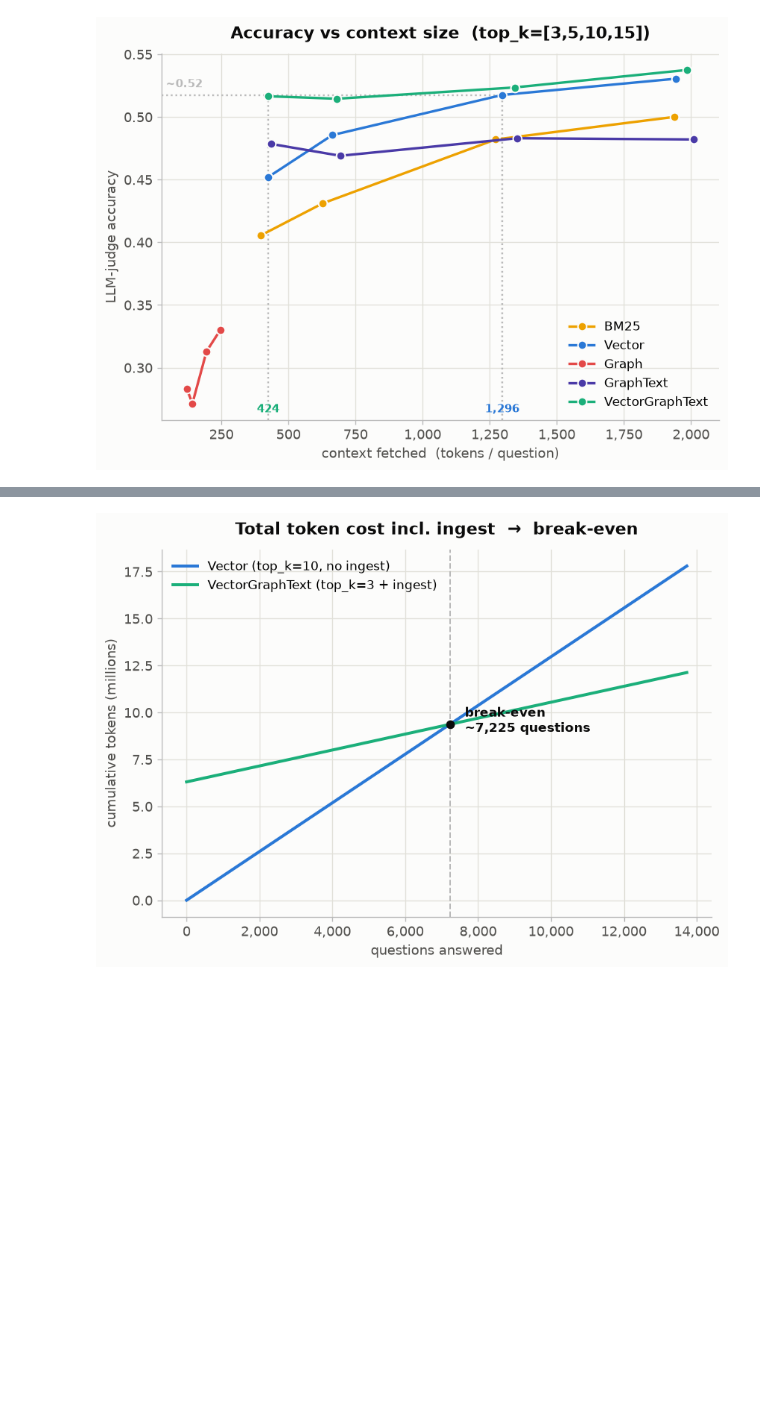
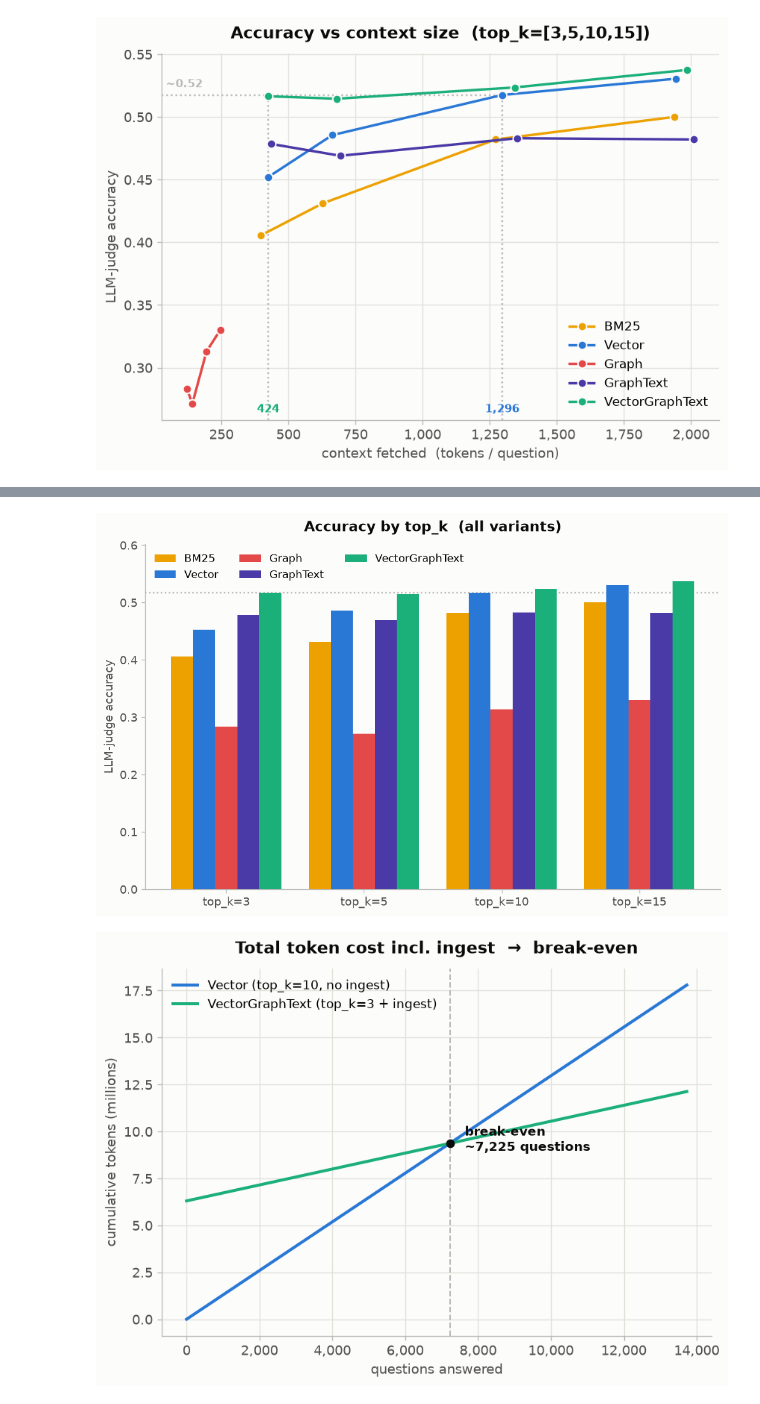
Before and after one commit to lugoll/AgenticMemoryProject, a Jupyter notebook: notebooks/final_results.ipynb, the cells around one changed output, grey strips where cells are left out. Drawn from its saved outputs; the diff is of its cells as text; code cells hidden in the pictures; blank space fills up the shorter version.

```diff
--- a/notebooks/final_results.ipynb
+++ b/notebooks/final_results.ipynb
@@ -322,3 +381,25 @@ per-query saving: 872 tok  ->  break-even at N* = 7,225 questions
+# %%
+# ---- Bridge chart X2: grouped bars — exact accuracy per top_k, all variants ----
+fig, ax = plt.subplots(figsize=(8.4, 5.4))
+x = np.arange(len(TOPKS))
+nb = len(present)
+w = 0.8 / nb
+for i, v in enumerate(present):
+    d = swp[swp.variant == v].set_index("top_k").reindex(TOPKS)
+    ax.bar(x + (i - (nb - 1) / 2) * w, d.accuracy_judge.values, width=w,
+           color=VARIANT_COLOR[v], label=VARIANT_LABEL[v], zorder=3)
+
+ax.axhline(v_acc, ls=":", lw=1.4, color=MUTED, zorder=1)
+ax.set_xticks(x)
+ax.set_xticklabels([f"top_k={k}" for k in TOPKS])
+ax.set_ylabel("LLM-judge accuracy")
+ax.set_title("Accuracy by top_k  (all variants)")
+ax.grid(axis="y"); ax.grid(axis="x", visible=False)
+ax.margins(y=0.12)
+ax.legend(loc="upper left", ncol=3)
+plt.tight_layout(); plt.show()
+# %% [output]
+[figure, added]
 # %%
 # ---- Chart 4b: cumulative tokens incl. ingest -> break-even ----
 # (reuses v_tok, vg_tok, v_topk, Nstar from the cell above)
```
Also changed, not shown: parts of 7 cells of this notebook.
